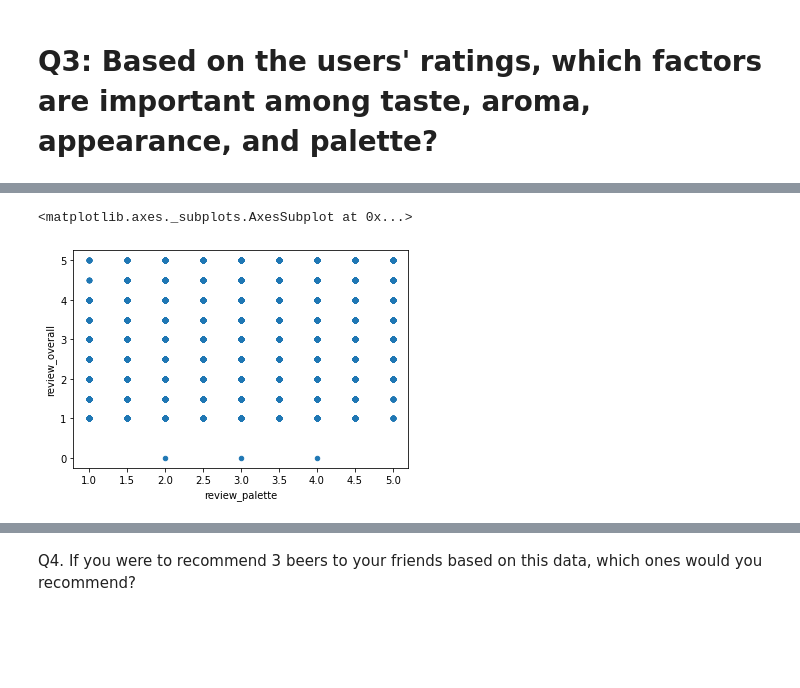
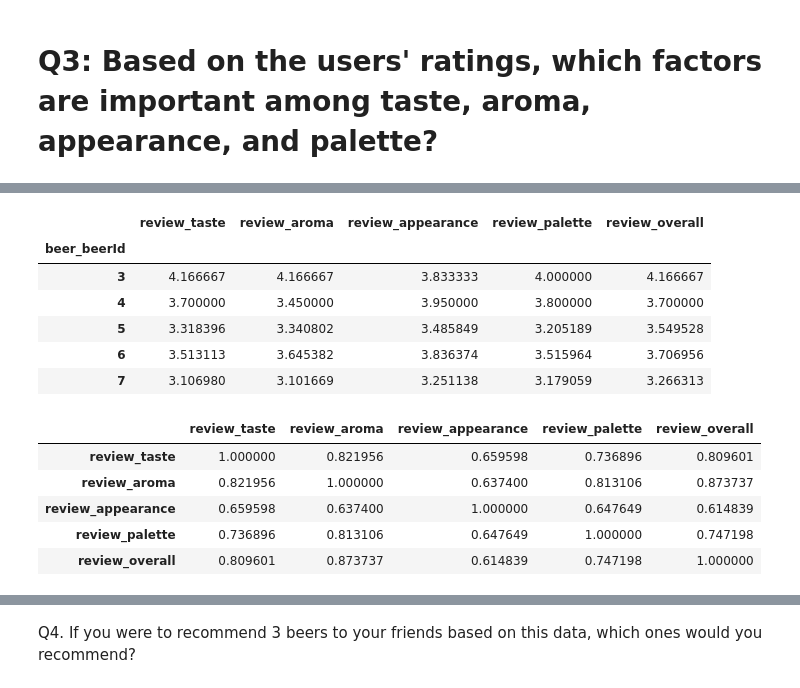
Before and after one commit to AvatarJoshi/beer_data_analysis, a Jupyter notebook: beer_analysis.ipynb, the cells around one changed output, grey strips where cells are left out. Drawn from its saved outputs; the diff is of its cells as text; code cells hidden in the pictures; blank space fills up the shorter version.

```diff
--- a/beer_analysis.ipynb
+++ b/beer_analysis.ipynb
@@ -132,6 +115,23 @@ df.plot(kind="scatter", x="review_appearance", y="review_overall")
-# %%
-# Determine how review palate correlates to review overall
-df.plot(kind="scatter", x="review_palette", y="review_overall")
-# %% [output]
-<matplotlib.axes._subplots.AxesSubplot at 0x...>
-[figure, removed]
+# %%
+# Determine the mean for review taste, review aroma, review appearance, review palate, and review overall
+# Group them by beer_id
+review_df = df.groupby(["beer_beerId"])[["review_taste", "review_aroma", "review_appearance", "review_palette", "review_overall"]].mean()
+review_df.head()
+# %% [output]
+|  | review_taste | review_aroma | review_appearance | review_palette | review_overall |
+| beer_beerId |  |  |  |  |  |
+| 3 | 4.166667 | 4.166667 | 3.833333 | 4.000000 | 4.166667 |
+| 4 | 3.700000 | 3.450000 | 3.950000 | 3.800000 | 3.700000 |
+| 5 | 3.318396 | 3.340802 | 3.485849 | 3.205189 | 3.549528 |
+| 6 | 3.513113 | 3.645382 | 3.836374 | 3.515964 | 3.706956 |
+| 7 | 3.106980 | 3.101669 | 3.251138 | 3.179059 | 3.266313 |
+# %%
+# Determine correllation from review_df
+review_df.corr()
+# %% [output]
+|  | review_taste | review_aroma | review_appearance | review_palette | review_overall |
+| review_taste | 1.000000 | 0.821956 | 0.659598 | 0.736896 | 0.809601 |
+| review_aroma | 0.821956 | 1.000000 | 0.637400 | 0.813106 | 0.873737 |
+| review_appearance | 0.659598 | 0.637400 | 1.000000 | 0.647649 | 0.614839 |
+| review_palette | 0.736896 | 0.813106 | 0.647649 | 1.000000 | 0.747198 |
+| review_overall | 0.809601 | 0.873737 | 0.614839 | 0.747198 | 1.000000 |
```
Also changed, not shown: parts of 7 cells of this notebook.
